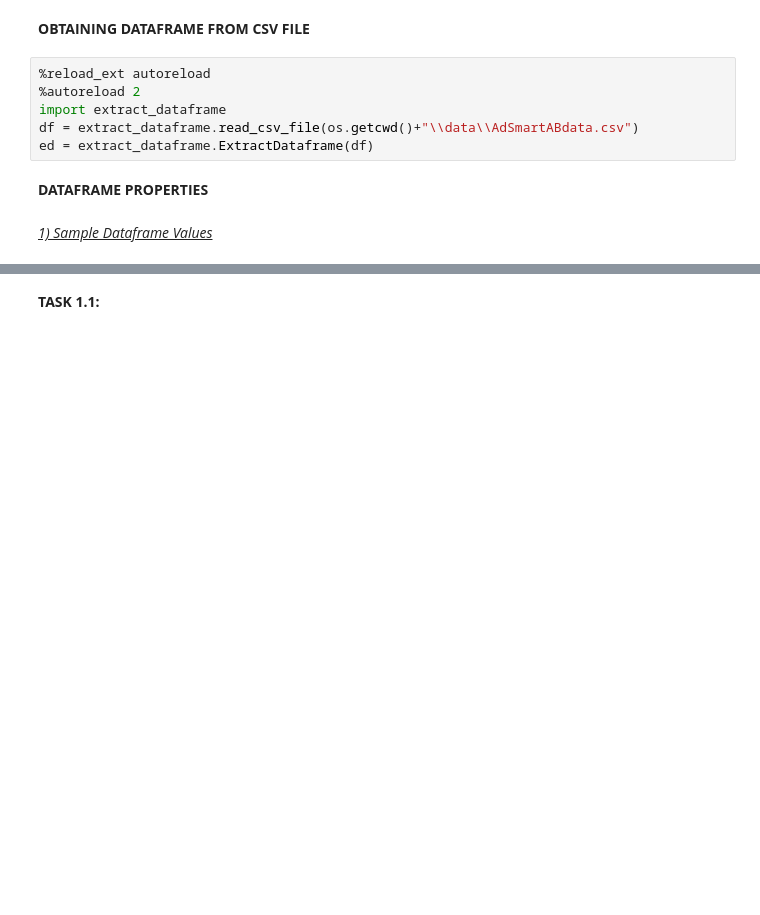
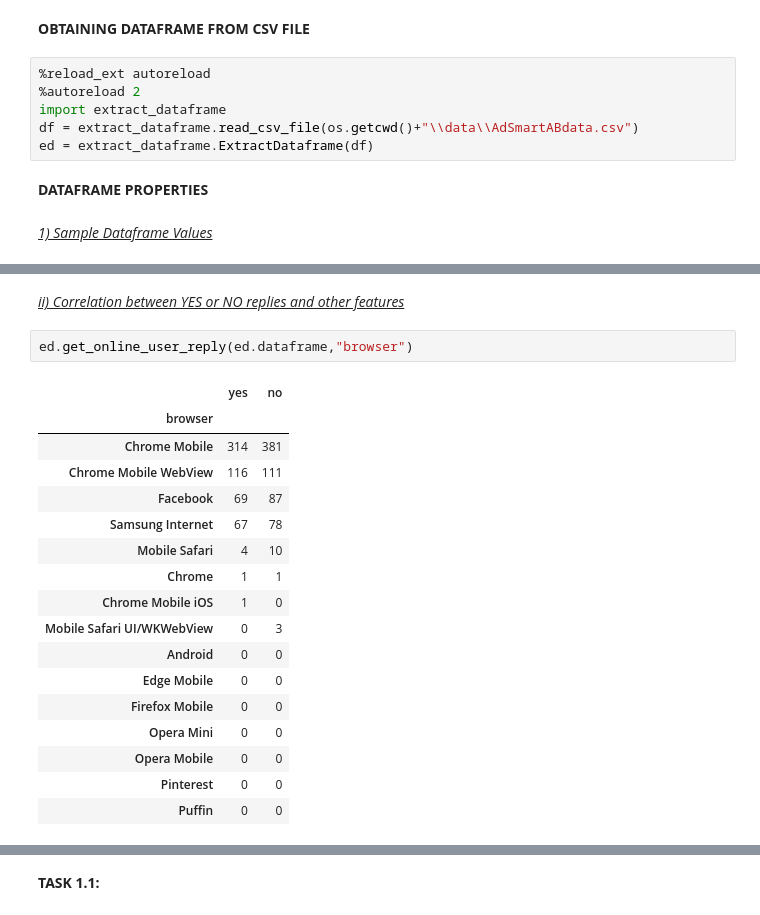
Before and after one commit to KaydeeJR/Ad-campaign-performance, a Jupyter notebook: notebooks/data_exploration.ipynb, the cells around one changed output, grey strips where cells are left out. Saved outputs shown, nothing was run; the diff lists cells and outputs as text; blank space fills up the shorter version.

```diff
--- a/notebooks/data_exploration.ipynb
+++ b/notebooks/data_exploration.ipynb
@@ -43,0 +114,22 @@ dtype: object
+# %% [markdown]
+*<u>ii) Correlation between YES or NO replies and other features</u>*
+# %%
+ed.get_online_user_reply(ed.dataframe,"browser")
+# %% [output]
+|  | yes | no |
+| browser |  |  |
+| Chrome Mobile | 314 | 381 |
+| Chrome Mobile WebView | 116 | 111 |
+| Facebook | 69 | 87 |
+| Samsung Internet | 67 | 78 |
+| Mobile Safari | 4 | 10 |
+| Chrome | 1 | 1 |
+| Chrome Mobile iOS | 1 | 0 |
+| Mobile Safari UI/WKWebView | 0 | 3 |
+| Android | 0 | 0 |
+| Edge Mobile | 0 | 0 |
+| Firefox Mobile | 0 | 0 |
+| Opera Mini | 0 | 0 |
+| Opera Mobile | 0 | 0 |
+| Pinterest | 0 | 0 |
+| Puffin | 0 | 0 |
```
Also changed, not shown: parts of 36 cells of this notebook, 5 other files.
